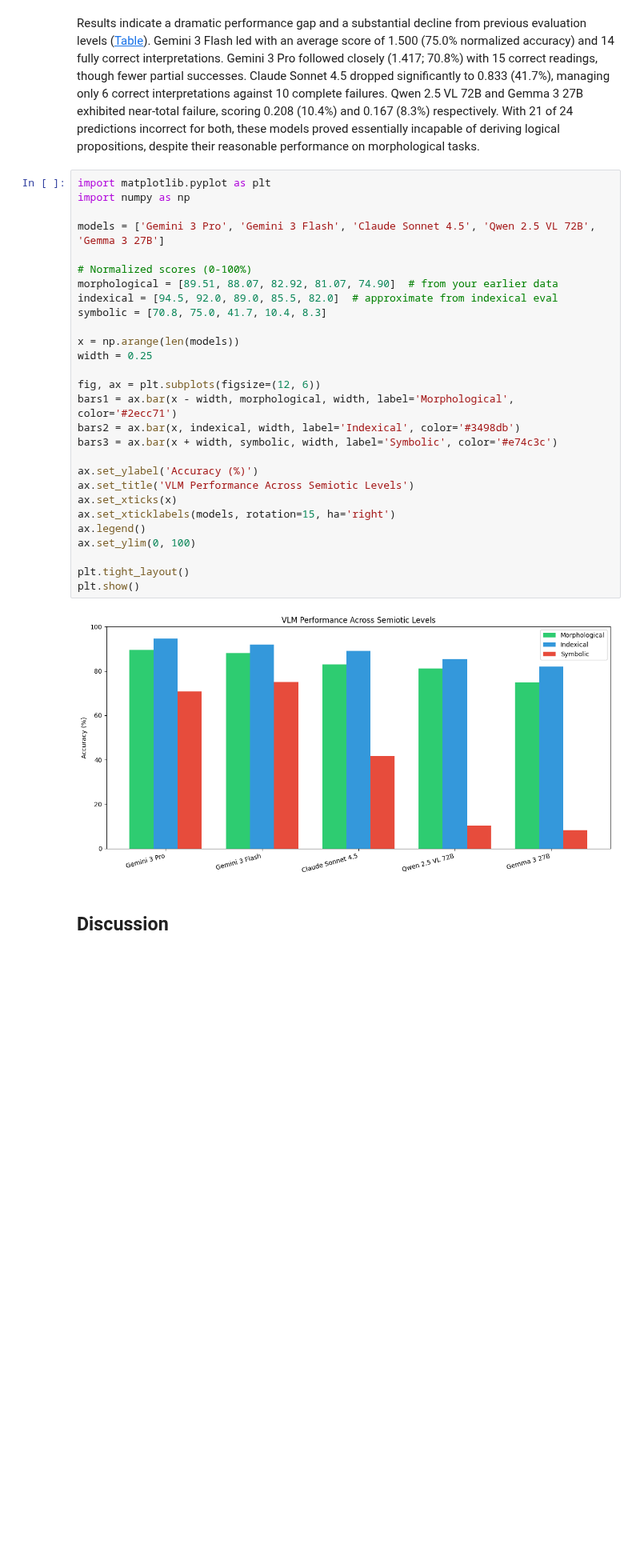
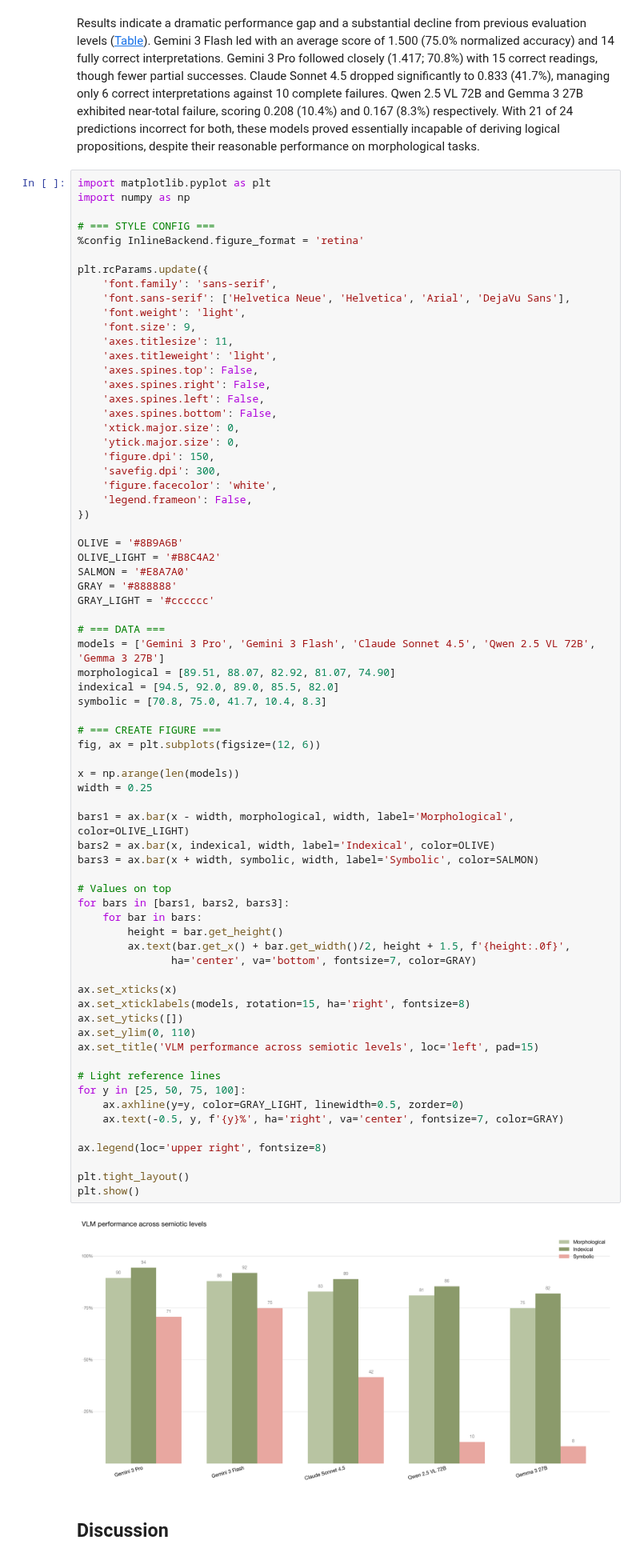
Before and after one commit to friendlynihilist/moving-pictures-of-thought-jdh, a Jupyter notebook: moving-pictures-of-thought.ipynb, the cells around one changed output. Shown at 80% size. Saved outputs shown, nothing was run; the diff lists cells and outputs as text; blank space fills up the shorter version.

```diff
--- a/moving-pictures-of-thought.ipynb
+++ b/moving-pictures-of-thought.ipynb
@@ -592,33 +708,75 @@ Results indicate a dramatic performance gap and a substantial decline from previ
 # %%
 import matplotlib.pyplot as plt
 import numpy as np
 
+# === STYLE CONFIG ===
+%config InlineBackend.figure_format = 'retina'
+
+plt.rcParams.update({
+    'font.family': 'sans-serif',
+    'font.sans-serif': ['Helvetica Neue', 'Helvetica', 'Arial', 'DejaVu Sans'],
+    'font.weight': 'light',
+    'font.size': 9,
+    'axes.titlesize': 11,
+    'axes.titleweight': 'light',
+    'axes.spines.top': False,
+    'axes.spines.right': False,
+    'axes.spines.left': False,
+    'axes.spines.bottom': False,
+    'xtick.major.size': 0,
+    'ytick.major.size': 0,
+    'figure.dpi': 150,
+    'savefig.dpi': 300,
+    'figure.facecolor': 'white',
+    'legend.frameon': False,
+})
+
+OLIVE = '#8B9A6B'
+OLIVE_LIGHT = '#B8C4A2'
+SALMON = '#E8A7A0'
+GRAY = '#888888'
+GRAY_LIGHT = '#cccccc'
+
+# === DATA ===
 models = ['Gemini 3 Pro', 'Gemini 3 Flash', 'Claude Sonnet 4.5', 'Qwen 2.5 VL 72B', 'Gemma 3 27B']
+morphological = [89.51, 88.07, 82.92, 81.07, 74.90]
+indexical = [94.5, 92.0, 89.0, 85.5, 82.0]
+symbolic = [70.8, 75.0, 41.7, 10.4, 8.3]
 
-# Normalized scores (0-100%)
-morphological = [89.51, 88.07, 82.92, 81.07, 74.90]  # from your earlier data
-indexical = [94.5, 92.0, 89.0, 85.5, 82.0]  # approximate from indexical eval
-symbolic = [70.8, 75.0, 41.7, 10.4, 8.3]
+# === CREATE FIGURE ===
+fig, ax = plt.subplots(figsize=(12, 6))
 
 x = np.arange(len(models))
 width = 0.25
 
-fig, ax = plt.subplots(figsize=(12, 6))
-bars1 = ax.bar(x - width, morphological, width, label='Morphological', color='#2ecc71')
-bars2 = ax.bar(x, indexical, width, label='Indexical', color='#3498db')
-bars3 = ax.bar(x + width, symbolic, width, label='Symbolic', color='#e74c3c')
+bars1 = ax.bar(x - width, morphological, width, label='Morphological', color=OLIVE_LIGHT)
+bars2 = ax.bar(x, indexical, width, label='Indexical', color=OLIVE)
+bars3 = ax.bar(x + width, symbolic, width, label='Symbolic', color=SALMON)
 
-ax.set_ylabel('Accuracy (%)')
-ax.set_title('VLM Performance Across Semiotic Levels')
+# Values on top
+for bars in [bars1, bars2, bars3]:
+    for bar in bars:
+        height = bar.get_height()
+        ax.text(bar.get_x() + bar.get_width()/2, height + 1.5, f'{height:.0f}',
+               ha='center', va='bottom', fontsize=7, color=GRAY)
+
 ax.set_xticks(x)
-ax.set_xticklabels(models, rotation=15, ha='right')
-ax.legend()
-ax.set_ylim(0, 100)
+ax.set_xticklabels(models, rotation=15, ha='right', fontsize=8)
+ax.set_yticks([])
+ax.set_ylim(0, 110)
+ax.set_title('VLM performance across semiotic levels', loc='left', pad=15)
+
+# Light reference lines
+for y in [25, 50, 75, 100]:
+    ax.axhline(y=y, color=GRAY_LIGHT, linewidth=0.5, zorder=0)
+    ax.text(-0.5, y, f'{y}%', ha='right', va='center', fontsize=7, color=GRAY)
+
+ax.legend(loc='upper right', fontsize=8)
 
 plt.tight_layout()
 plt.show()
 # %% [output]
-[figure, old version]
+[figure, new version]
 # %% [markdown]
 ## Discussion
 # %% [markdown]
```
Also changed, not shown: parts of 5 cells of this notebook.
